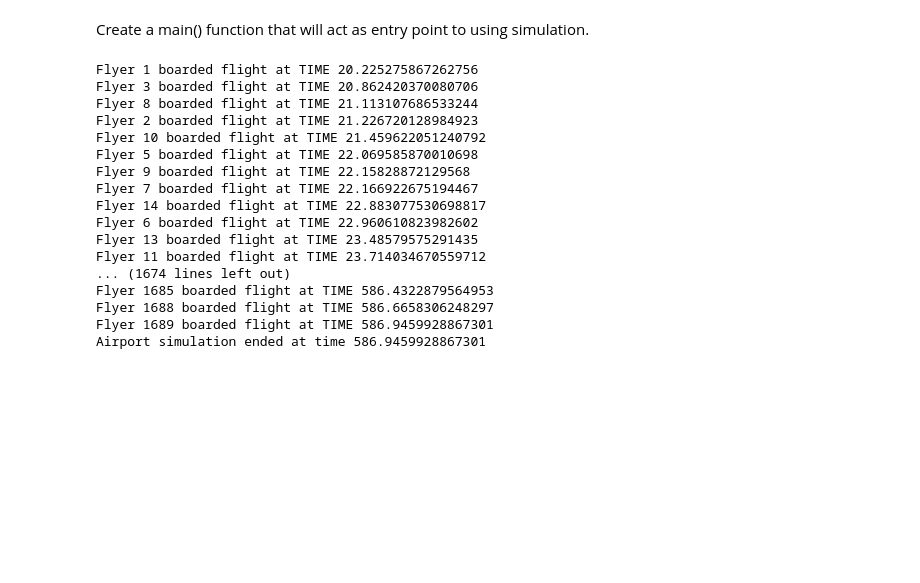
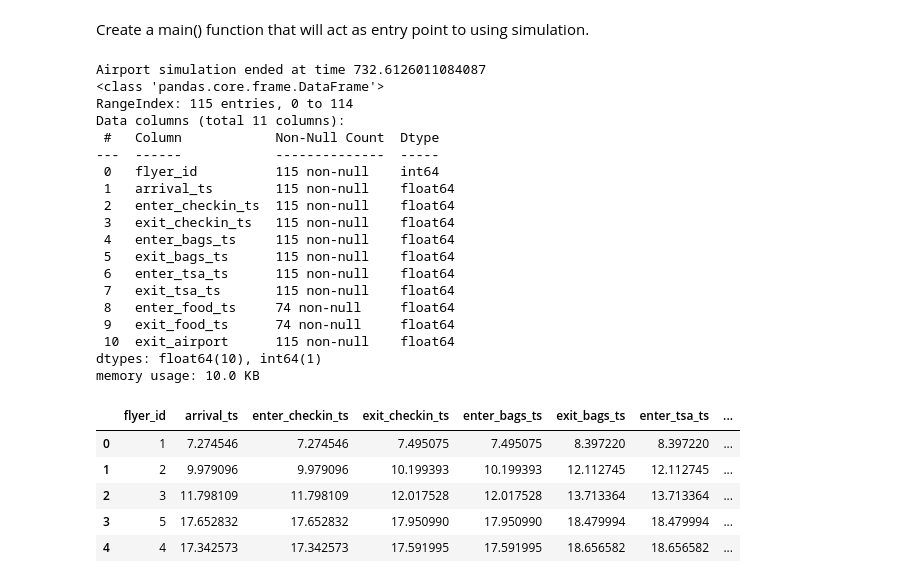
Before and after one commit to ajaygill2020/datascience-hw3, a Jupyter notebook: main_homework_file.ipynb, the cells around one changed output. Cells and saved outputs as stored; diff of their text form; code cells hidden in the pictures; blank space fills up the shorter version.

```diff
--- a/main_homework_file.ipynb
+++ b/main_homework_file.ipynb
@@ -423,21 +423,21 @@ Create a main() function that will act as entry point to using simulation.
 # %%
 def main():
     # For now, we will hard code the arrival rate (flyers per hour)
-    flyers_per_hour = 200
+    flyers_per_hour = 10
     mean_interarrival_time = 1.0 / (flyers_per_hour / 60.0)
     pct_not_hungry = 0.50
 
     # Random number generator
-    rg = default_rng(seed=4500)
+    rg = default_rng(seed=3000)
 
     # Hard code resource capacity levels
-    num_checkin_staff = 20
-    num_bags = 20
-    num_checks = 12
-    num_food_staff = 20
+    num_checkin_staff = 5
+    num_bags = 5
+    num_checks = 10
+    num_food_staff = 5
 
     # Hours of operation, below we hardcoded the cutoff time
-    stoptime = 500
+    stoptime = 700
 
     # Create a simulation environment
     env = simpy.Environment()
@@ -465,21 +465,33 @@ def main():
 # %%
 # Run everything with main()
 airport_end_time = main()
+
+flyer_log_df = pd.read_csv('./output/flyer_log_df.csv')
+flyer_log_df.info()
+flyer_log_df.head()
 # %% [output]
-Flyer 1 boarded flight at TIME 20.225275867262756
-Flyer 3 boarded flight at TIME 20.862420370080706
-Flyer 8 boarded flight at TIME 21.113107686533244
-Flyer 2 boarded flight at TIME 21.226720128984923
-Flyer 10 boarded flight at TIME 21.459622051240792
-Flyer 5 boarded flight at TIME 22.069585870010698
-Flyer 9 boarded flight at TIME 22.15828872129568
-Flyer 7 boarded flight at TIME 22.166922675194467
-Flyer 14 boarded flight at TIME 22.883077530698817
-Flyer 6 boarded flight at TIME 22.960610823982602
-Flyer 13 boarded flight at TIME 23.48579575291435
-Flyer 11 boarded flight at TIME 23.714034670559712
-... (1674 lines left out)
-Flyer 1685 boarded flight at TIME 586.4322879564953
-Flyer 1688 boarded flight at TIME 586.6658306248297
-Flyer 1689 boarded flight at TIME 586.9459928867301
-Airport simulation ended at time 586.9459928867301
+Airport simulation ended at time 732.6126011084087
+<class 'pandas.core.frame.DataFrame'>
+RangeIndex: 115 entries, 0 to 114
+Data columns (total 11 columns):
+ #   Column            Non-Null Count  Dtype
+---  ------            --------------  -----
+ 0   flyer_id          115 non-null    int64
+ 1   arrival_ts        115 non-null    float64
+ 2   enter_checkin_ts  115 non-null    float64
+ 3   exit_checkin_ts   115 non-null    float64
+ 4   enter_bags_ts     115 non-null    float64
+ 5   exit_bags_ts      115 non-null    float64
+ 6   enter_tsa_ts      115 non-null    float64
+ 7   exit_tsa_ts       115 non-null    float64
+ 8   enter_food_ts     74 non-null     float64
+ 9   exit_food_ts      74 non-null     float64
+ 10  exit_airport      115 non-null    float64
+dtypes: float64(10), int64(1)
+memory usage: 10.0 KB
+|  | flyer_id | arrival_ts | enter_checkin_ts | exit_checkin_ts | enter_bags_ts | exit_bags_ts | enter_tsa_ts | ... |
+| 0 | 1 | 7.274546 | 7.274546 | 7.495075 | 7.495075 | 8.397220 | 8.397220 | ... |
+| 1 | 2 | 9.979096 | 9.979096 | 10.199393 | 10.199393 | 12.112745 | 12.112745 | ... |
+| 2 | 3 | 11.798109 | 11.798109 | 12.017528 | 12.017528 | 13.713364 | 13.713364 | ... |
+| 3 | 5 | 17.652832 | 17.652832 | 17.950990 | 17.950990 | 18.479994 | 18.479994 | ... |
+| 4 | 4 | 17.342573 | 17.342573 | 17.591995 | 17.591995 | 18.656582 | 18.656582 | ... |
```
Also changed, not shown: parts of 3 cells of this notebook, 3 other files.
